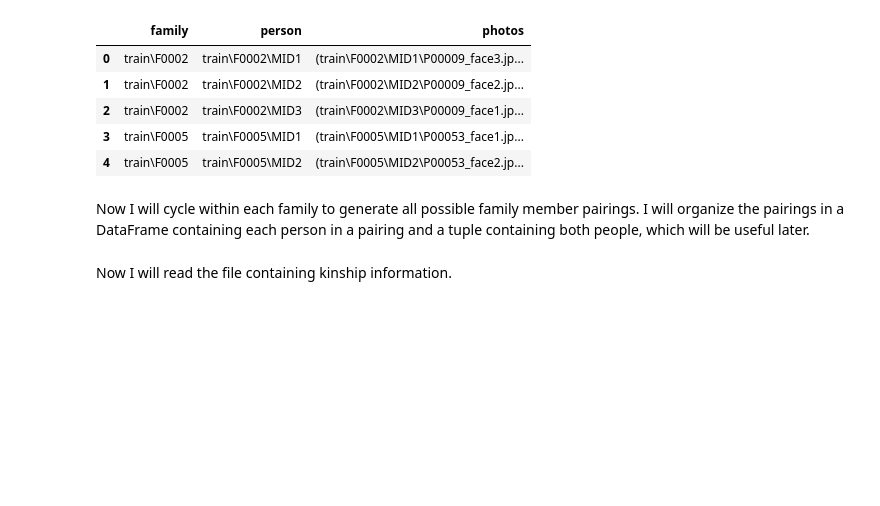
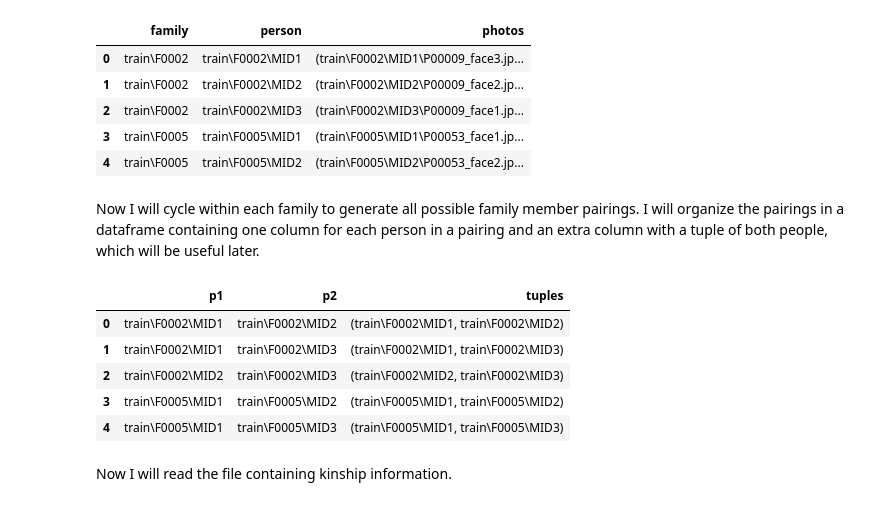
Before and after one commit to dennymarcels/AreTheseTwoPeopleRelated, a Jupyter notebook: Notebook.ipynb, the cells around one changed output. Saved outputs shown, nothing was run; the diff lists cells and outputs as text; code cells hidden in the pictures; blank space fills up the shorter version.

```diff
--- a/Notebook.ipynb
+++ b/Notebook.ipynb
@@ -75,17 +73,25 @@ df.head()
 | 3 | train\F0005 | train\F0005\MID1 | (train\F0005\MID1\P00053_face1.jp... |
 | 4 | train\F0005 | train\F0005\MID2 | (train\F0005\MID2\P00053_face2.jp... |
 # %% [markdown]
-Now I will cycle within each family to generate all possible family member pairings. I will organize the pairings in a DataFrame containing each person in a pairing and a tuple containing both people, which will be useful later.
+Now I will cycle within each family to generate all possible family member pairings. I will organize the pairings in a dataframe containing one column for each person in a pairing and an extra column with a tuple of both people, which will be useful later.
 # %%
 family = df.family.unique()
 people = df.person.unique()
 combinations = []
 for fam in family:
     people_in_family = df[df.family == fam].person
     combinations =[*combinations, *list(itertools.combinations(people_in_family, 2))]
     p1 = [x[0] for x in combinations]
 p2 = [x[1] for x in combinations]
 combinations = pd.DataFrame({'p1': p1, 'p2': p2, 'tuples': [tuple(sorted([p1[i], p2[i]])) for i in range(len(combinations))]})
+combinations.head()
+# %% [output]
+|  | p1 | p2 | tuples |
+| 0 | train\F0002\MID1 | train\F0002\MID2 | (train\F0002\MID1, train\F0002\MID2) |
+| 1 | train\F0002\MID1 | train\F0002\MID3 | (train\F0002\MID1, train\F0002\MID3) |
+| 2 | train\F0002\MID2 | train\F0002\MID3 | (train\F0002\MID2, train\F0002\MID3) |
+| 3 | train\F0005\MID1 | train\F0005\MID2 | (train\F0005\MID1, train\F0005\MID2) |
+| 4 | train\F0005\MID1 | train\F0005\MID3 | (train\F0005\MID1, train\F0005\MID3) |
 # %% [markdown]
 Now I will read the file containing kinship information.
 # %%
```
Also changed, not shown: parts of 23 cells of this notebook.
